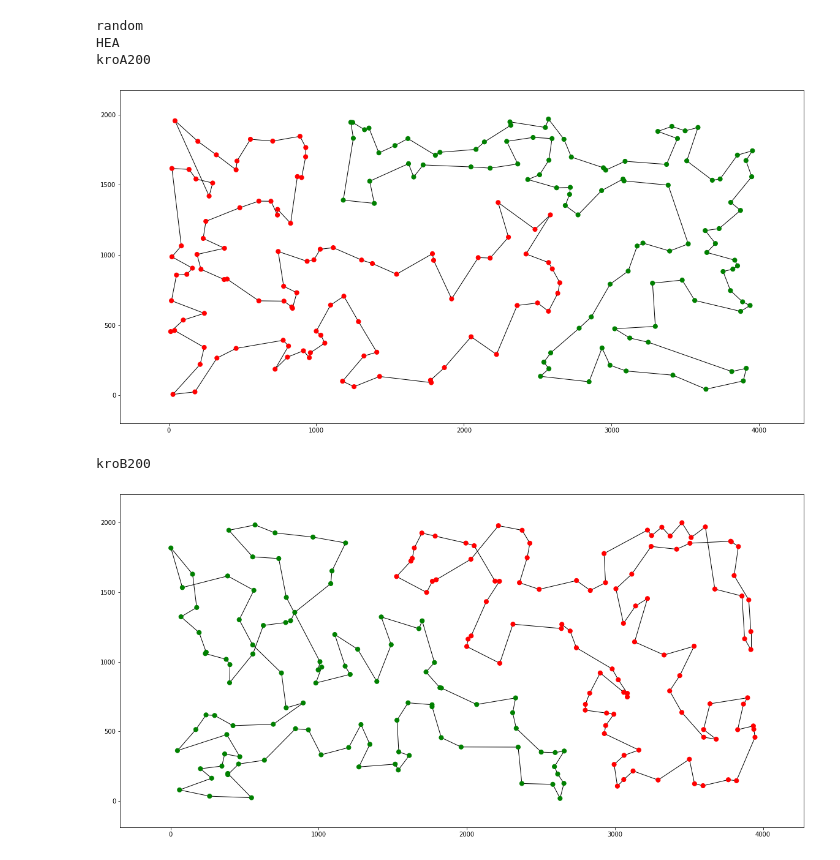
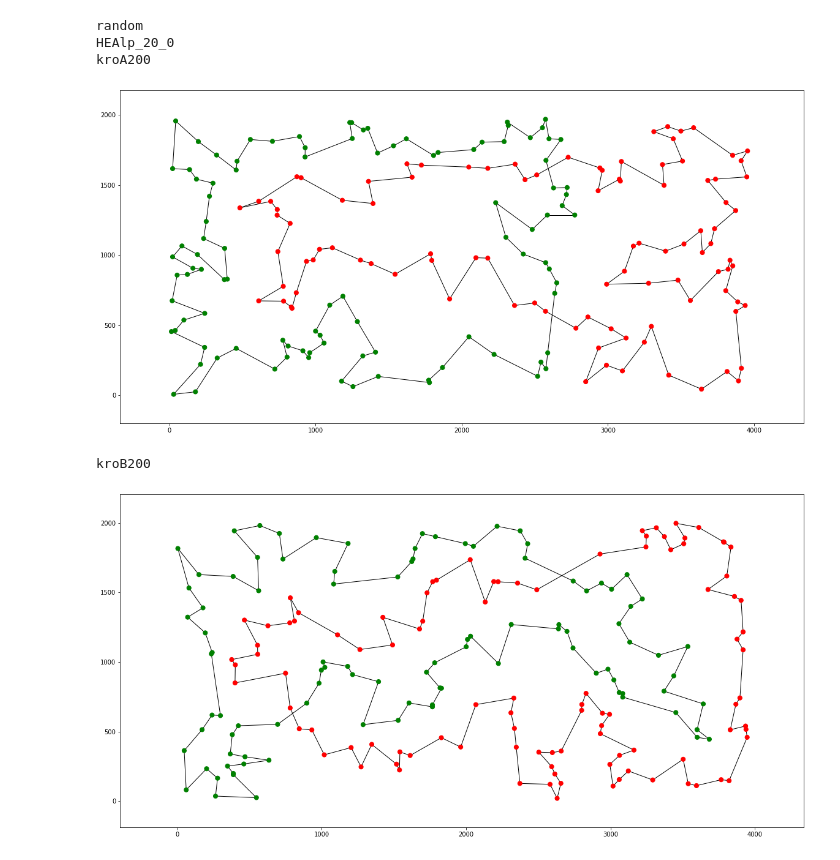
Before and after one commit to Seszel/IMO, a Jupyter notebook: lab/visualization/Visualization5.ipynb, the cells around one changed output. Cells and saved outputs as stored; diff of their text form; code cells hidden in the pictures.

```diff
--- a/lab/visualization/Visualization5.ipynb
+++ b/lab/visualization/Visualization5.ipynb
@@ -19,7 +19,7 @@ class Algorithm():
     self.algorithm_meta = alg_meta
     self.instances = instances
 
-f = open('../resultFiles/results_lab_5.json')
+f = open('../resultFiles/healp_20_00.json')
 
 data = json.load(f)
 
@@ -43,34 +43,35 @@ f.close()
 # %%
 for i in range(0,len(algorithms)):
   print(algorithms[i].algorithm_type)
   print(algorithms[i].algorithm_meta)
   algorithm_type = algorithms[i].algorithm_type
+  algorithm_meta = algorithms[i].algorithm_meta
   for j in range(len(algorithms[i].instances)):
     print(algorithms[i].instances[j].name)
     name = algorithms[i].instances[j].name
 
     fig, ax = plt.subplots()
     fig.set_size_inches(20, 10)
 
     for k in range(len(algorithms[i].instances[j].cycle)):
       points = algorithms[i].instances[j].cycle[k].points
       edges = algorithms[i].instances[j].cycle[k].edges
       G = nx.Graph()
       for e in edges:
         G.add_edge(points[e[0]], points[e[1]], weight=e[2])
 
       pos = {point: point for point in points}
       color_map = ['red' if k == 0 else 'green' for node in G]
       nx.draw(G, pos, node_size=50, node_color=color_map, ax=ax)
       plt.axis("on")
       ax.tick_params(left=True, bottom=True, labelleft=True, labelbottom=True)
 
     plt.show()
-    fig.savefig(algorithm_type + "_" + name + ".png", dpi=200)
+    fig.savefig(algorithm_meta + "_" + name + ".png", dpi=200)
 # %% [output]
 random
-HEA
+HEAlp_20_0
 kroA200
-[figure, old version]
+[figure, new version]
 kroB200
-[figure, old version]
+[figure, new version]
```
Also changed, not shown: 22 other files.
